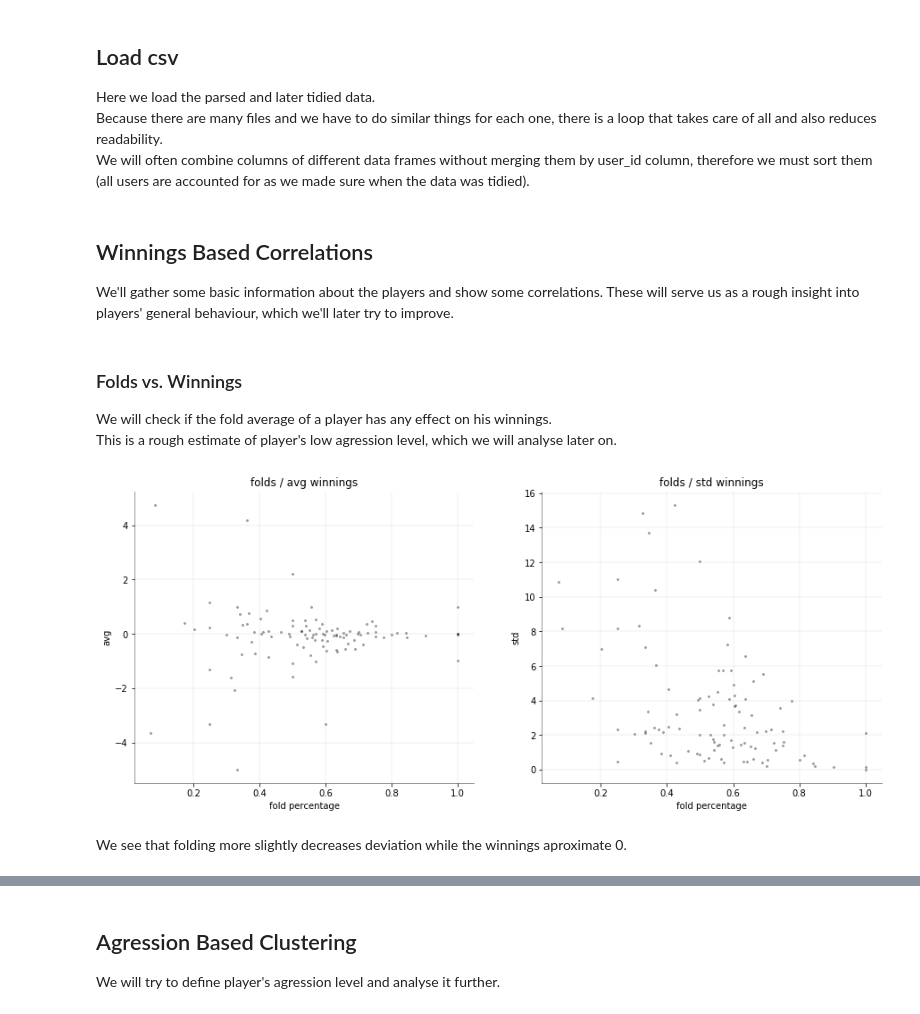
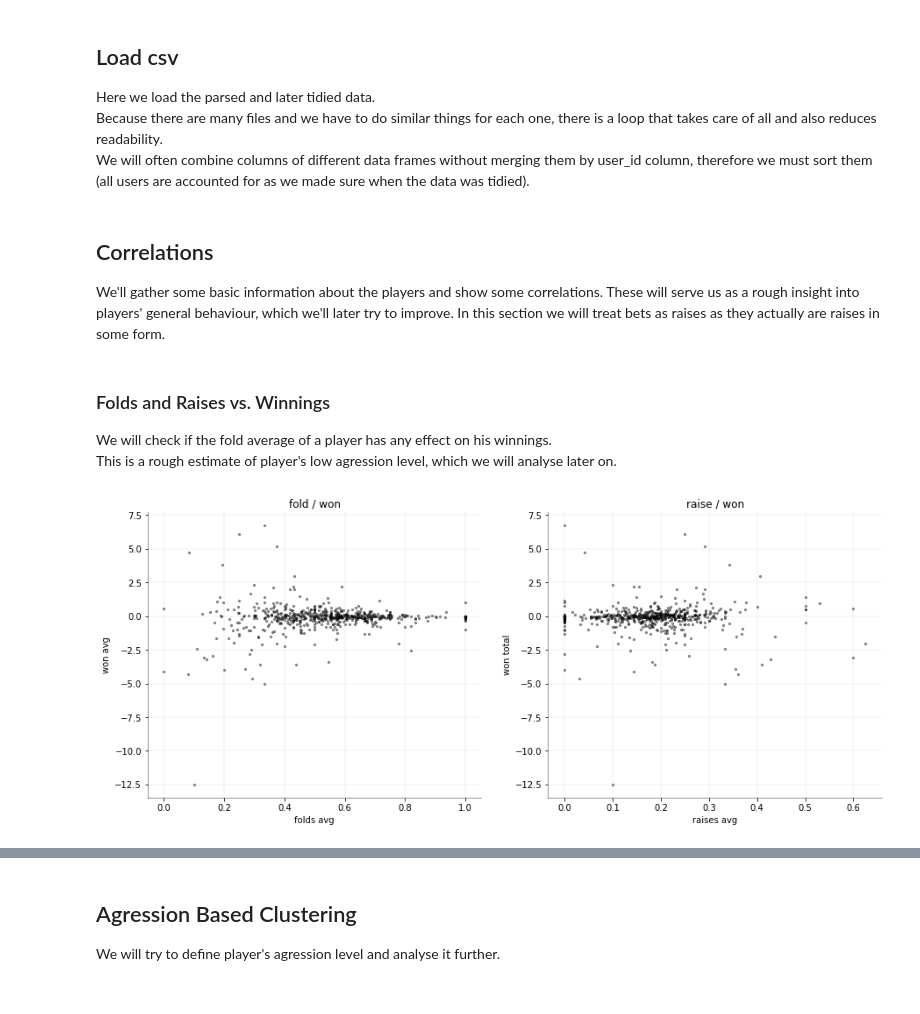
Before and after one commit to kuco23/PokerPlayerPatterns, a Jupyter notebook: notebook.ipynb, the cells around one changed output, grey strips where cells are left out. Saved outputs shown, nothing was run; the diff lists cells and outputs as text; code cells hidden in the pictures.

Commit message:
lack of correlations found

```diff
--- a/notebook.ipynb
+++ b/notebook.ipynb
@@ -66,10 +67,10 @@ for file in load_path.iterdir():
 user_dict = list(user_ids.user)
 main_user_id = user_dict.index(MAIN_USER)
 # %% [markdown]
-## Winnings Based Correlations
-We'll gather some basic information about the players and show some correlations. These will serve us as a rough insight into players' general behaviour, which we'll later try to improve.
+## Correlations
+We'll gather some basic information about the players and show some correlations. These will serve us as a rough insight into players' general behaviour, which we'll later try to improve. In this section we will treat bets as raises as they actually are raises in some form.
 # %% [markdown]
-### Folds vs. Winnings
+### Folds and Raises vs. Winnings
 We will check if the fold average of a player has any effect on his winnings. <br />
 This is a rough estimate of player's low agression level, which we will analyse later on.
 # %%
@@ -93,27 +94,27 @@ winnings = cardshow.groupby('user_id').apply(
     lambda df: pd.DataFrame(
         data = {
             'total_won': [df.amount.sum()],
-            'mean_won': [df.amount.mean()],
-            'std_won': [df.amount.std()]
+            'mean_won': [df.amount.mean()]
         }
     )
 ).ungroup()
 # %%
 fig, (ax1, ax2) = plt.subplots(1, 2, figsize=(15, 6))
-setAxConfig(ax1, 'folds / avg winnings', 'fold percentage', 'avg')
-setAxConfig(ax2, 'folds / std winnings', 'fold percentage', 'std')
+setAxConfig(ax1, 'fold / won', 'folds avg', 'won avg')
+setAxConfig(ax2, 'raise / won', 'raises avg', 'won total')
 
-fold_average = action_summary.FOLD / action_summary.all_actions
+temp_act = action_summary[action_summary.user_id != main_user_id]
+temp_won = winnings[winnings.user_id != main_user_id]
 
 ax1.scatter(
-    fold_average, winnings.mean_won,
-    s=4, c='black', alpha=0.3
+    temp_act.FOLD / temp_act.all_actions,
+    temp_won.mean_won,
+    s=5, c='black', alpha=0.4
+)
+ax2.scatter(
+    (temp_act.RAISE + temp_act.BET) / temp_act.all_actions,
+    temp_won.mean_won,
+    s=5, c='black', alpha=0.4
 );
-ax2.scatter(
-    fold_average, winnings.std_won,
-    s=4, c='black', alpha=0.3
-);
 # %% [output]
-[figure, old version]
+[figure, new version]
-# %% [markdown]
-We see that folding more slightly decreases deviation while the winnings aproximate 0.
```
Also changed, not shown: parts of 20 cells of this notebook.
